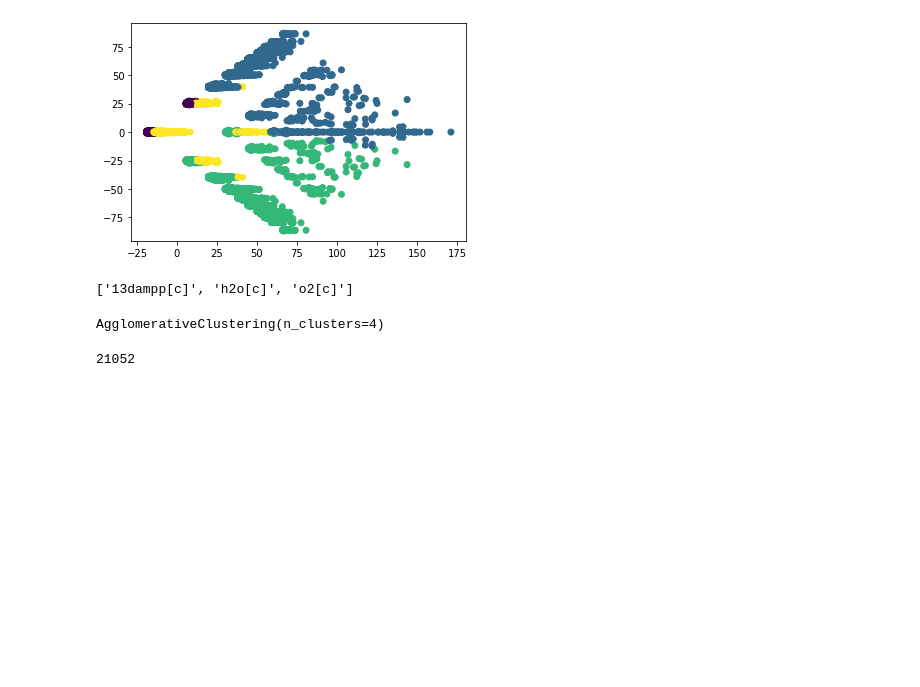
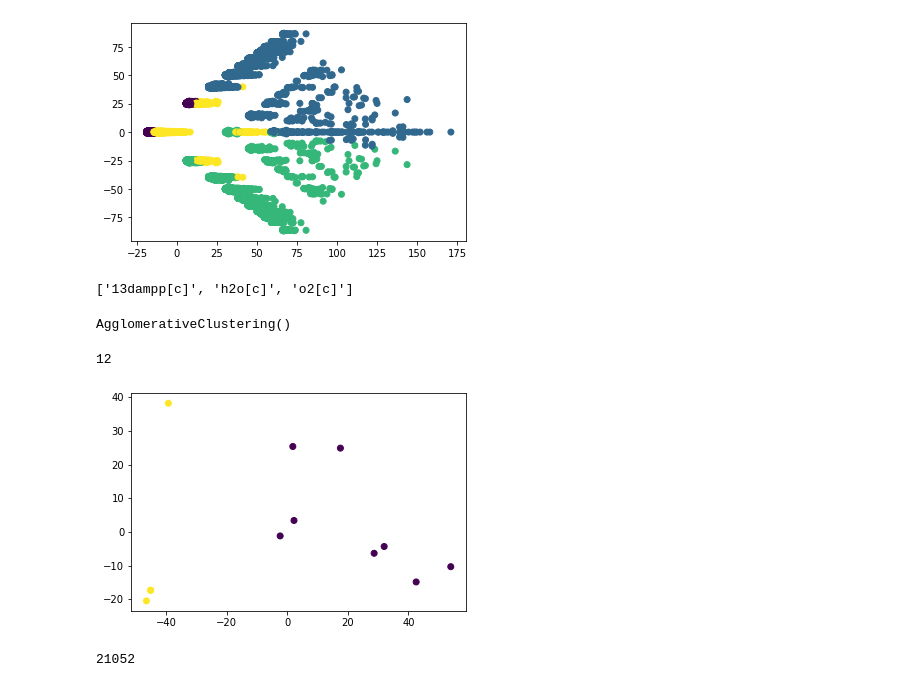
Before and after one commit to paveethranswam/Diet-Nutrition-and-Foods-recommendation-for-Cancer-Patients-and-extend-this-to-build-as-application, a Jupyter notebook: two_steps_process_nr.ipynb, the cells around one changed output. Saved outputs shown, nothing was run; the diff lists cells and outputs as text; code cells hidden in the pictures; blank space fills up the shorter version.

```diff
--- a/two_steps_process_nr.ipynb
+++ b/two_steps_process_nr.ipynb
@@ -622,10 +1552,18 @@ c_out_values = [xi[0] for xi in positive_ind ]
 ['13dampp[c]', 'h2o[c]', 'o2[c]']
 # %%
 from sklearn.cluster import AgglomerativeClustering
-model = AgglomerativeClustering(n_clusters=4, affinity='euclidean')
+model = AgglomerativeClustering(n_clusters=2, affinity='euclidean')
 model.fit(principalComponents)
 # %% [output]
-AgglomerativeClustering(n_clusters=4)
+AgglomerativeClustering()
+# %%
+labels = model.labels_
+print(len(labels))
+plt.scatter(principalComponents[:,0], principalComponents[:,1], c=labels)
+plt.show()
+# %% [output]
+12
+[figure, added]
 # %%
 labels = model.labels_
 print(len(labels))
```
Also changed, not shown: parts of 116 cells of this notebook, 1 other file.
